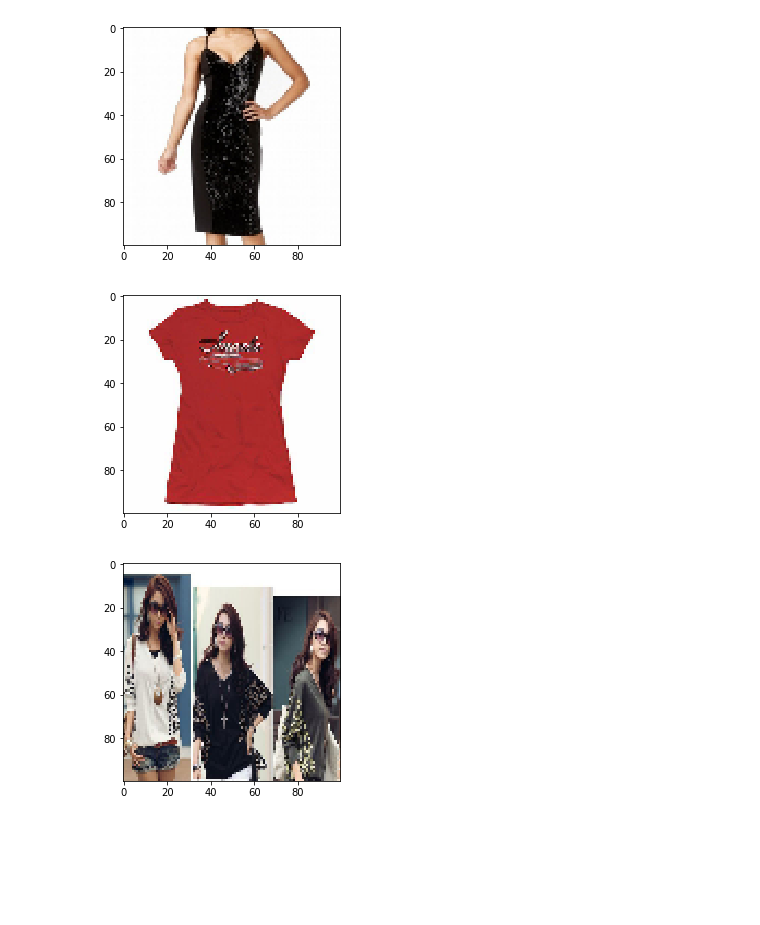
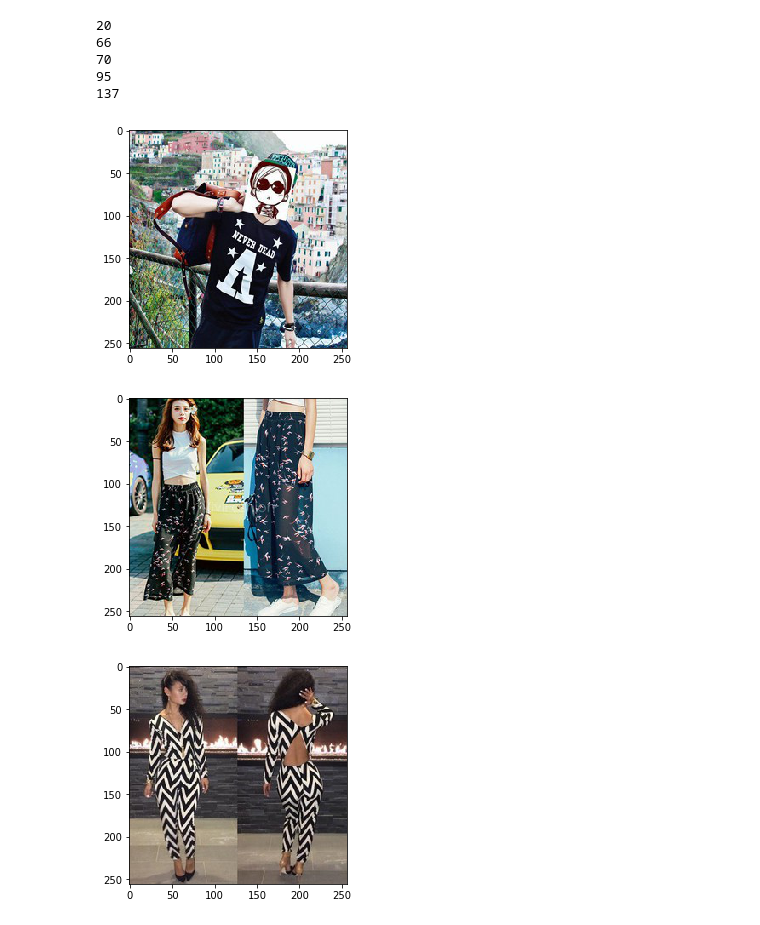
Before and after one commit to fantods/Kaggle-Fashion, a Jupyter notebook: notebooks/local-model.ipynb, the cells around one changed output. Drawn from its saved outputs; the diff is of its cells as text; code cells hidden in the pictures; blank space fills up the shorter version.

```diff
--- a/notebooks/local-model.ipynb
+++ b/notebooks/local-model.ipynb
@@ -2,12 +2,8 @@
 import json
 import numpy as np
 import pandas as pd
-import cv2
 import matplotlib.pyplot as plt
 from PIL import Image
-from skimage.io import imread
-from skimage.transform import resize
-from sklearn.metrics import log_loss, accuracy_score
 
 from keras.utils.data_utils import Sequence
 from keras.optimizers import SGD
@@ -15,21 +11,9 @@ from keras.callbacks import ModelCheckpoint
 from keras.models import Sequential
 from keras.layers import Activation, Dense, Dropout, Flatten, Convolution2D, GlobalAveragePooling2D, GlobalMaxPooling2D, MaxPooling2D
 
-from keras.applications.resnet50 import ResNet50
-from keras.applications.resnet50 import preprocess_input, decode_predictions
-
-from keras.applications.vgg16 import VGG16
-from keras.applications.vgg16 import preprocess_input, decode_predictions
-
-from keras.applications.vgg19 import VGG19
-from keras.applications.vgg19 import preprocess_input, decode_predictions
-
-from keras.applications.xception import Xception
-from keras.applications.xception import preprocess_input, decode_predictions
-
-from keras.applications.inception_v3 import InceptionV3
-from keras.applications.inception_v3 import preprocess_input, decode_predictions
+seed = 7
+np.random.seed(seed)
 
 DATA_DIR = "../data/"
 NUM_CLASSES = 228
-IMAGE_SIZE = 256
+IMAGE_SIZE = 128
@@ -65,22 +53,29 @@ Wall time: 21.8 s
 # %%
 import random
 
 TARGET_SIZE=(IMAGE_SIZE,IMAGE_SIZE)
 
-def path_to_image( path):
-        image = Image.open(path)
-        image = np.array(image)
-        image = resize(image, (IMAGE_SIZE, IMAGE_SIZE))
-        return image
+def path_to_image(path):
+    return np.array(Image.open(path))
 
 rands = random.sample(range(1, len(train_paths)), 3)
 paths = [train_paths[i] for i in rands]
 images = [path_to_image(i) for i in paths]
 
+# for i, elem in enumerate(train_labels[0]):
+#     if elem == 1:
+#         print(i + 1)
+# print(train_labels[0])
+
 for image in images:
     plt.imshow(image)
     plt.show()
 # %% [output]
+20
+66
+70
+95
+137
-[figure, old version]
+[figure, new version]
-[figure, old version]
+[figure, new version]
-[figure, old version]
+[figure, new version]
```
Also changed, not shown: parts of 6 cells of this notebook, 4 other files.
